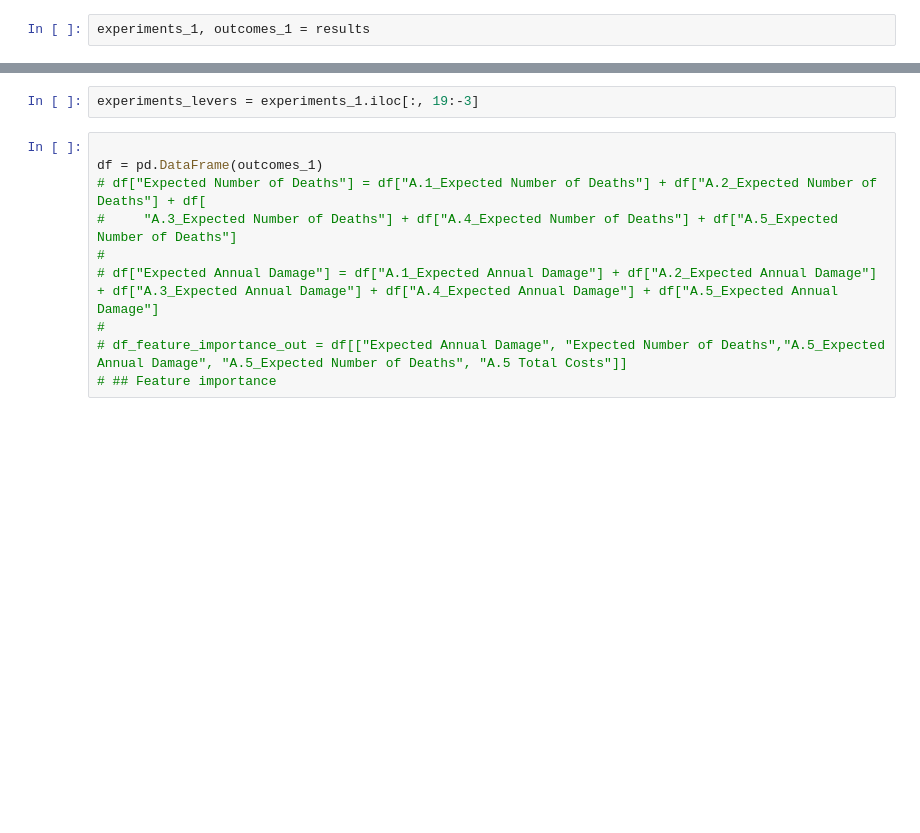
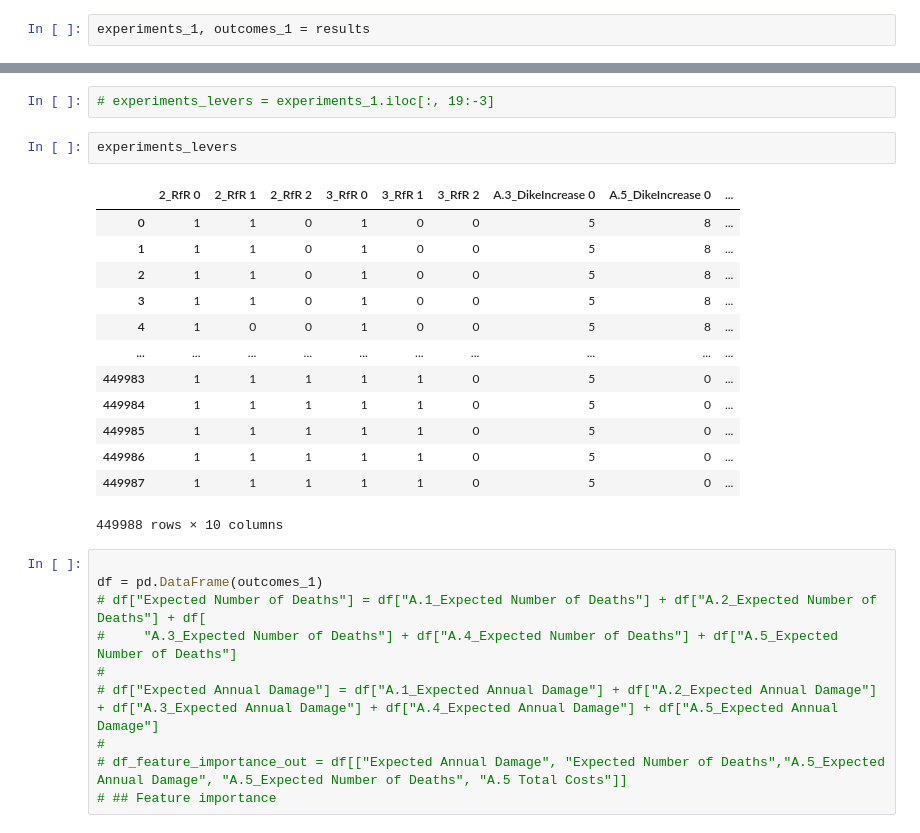
Before and after one commit to roesel1/EPA141A---MD, a Jupyter notebook: final assignment/Open_Exploration_Pol.ipynb, the cells around one changed output, grey strips where cells are left out. Saved outputs shown, nothing was run; the diff lists cells and outputs as text; blank space fills up the shorter version.

```diff
--- a/final assignment/Open_Exploration_Pol.ipynb
+++ b/final assignment/Open_Exploration_Pol.ipynb
@@ -170,5 +178,21 @@ experiments_1, outcomes_1 = results
 # %%
-experiments_levers = experiments_1.iloc[:, 19:-3]
+# experiments_levers = experiments_1.iloc[:, 19:-3]
+# %%
+experiments_levers
+# %% [output]
+|  | 2_RfR 0 | 2_RfR 1 | 2_RfR 2 | 3_RfR 0 | 3_RfR 1 | 3_RfR 2 | A.3_DikeIncrease 0 | A.5_DikeIncrease 0 | ... |
+| 0 | 1 | 1 | 0 | 1 | 0 | 0 | 5 | 8 | ... |
+| 1 | 1 | 1 | 0 | 1 | 0 | 0 | 5 | 8 | ... |
+| 2 | 1 | 1 | 0 | 1 | 0 | 0 | 5 | 8 | ... |
+| 3 | 1 | 1 | 0 | 1 | 0 | 0 | 5 | 8 | ... |
+| 4 | 1 | 0 | 0 | 1 | 0 | 0 | 5 | 8 | ... |
+| ... | ... | ... | ... | ... | ... | ... | ... | ... | ... |
+| 449983 | 1 | 1 | 1 | 1 | 1 | 0 | 5 | 0 | ... |
+| 449984 | 1 | 1 | 1 | 1 | 1 | 0 | 5 | 0 | ... |
+| 449985 | 1 | 1 | 1 | 1 | 1 | 0 | 5 | 0 | ... |
+| 449986 | 1 | 1 | 1 | 1 | 1 | 0 | 5 | 0 | ... |
+| 449987 | 1 | 1 | 1 | 1 | 1 | 0 | 5 | 0 | ... |
+449988 rows × 10 columns
 # %%
 
 df = pd.DataFrame(outcomes_1)
```
Also changed, not shown: parts of 5 cells of this notebook, 5 other files.
